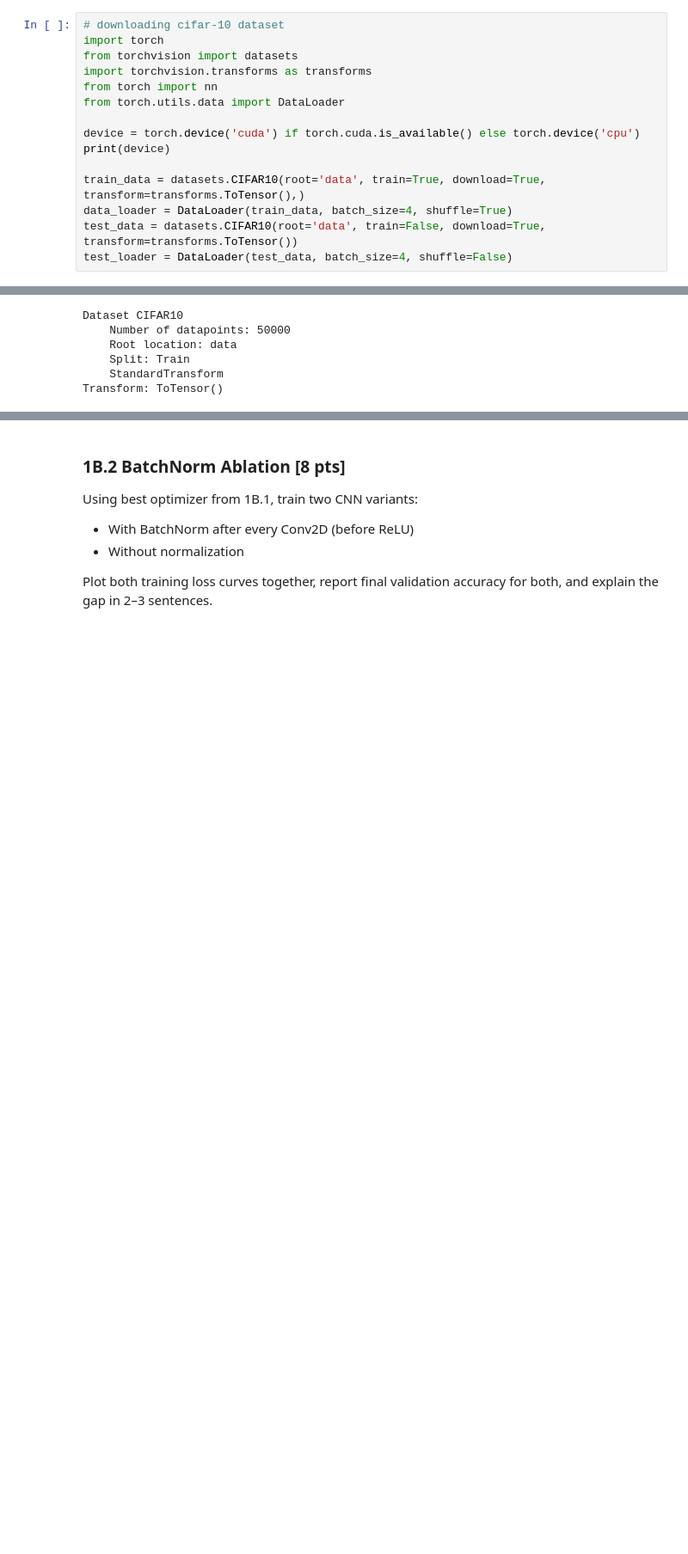
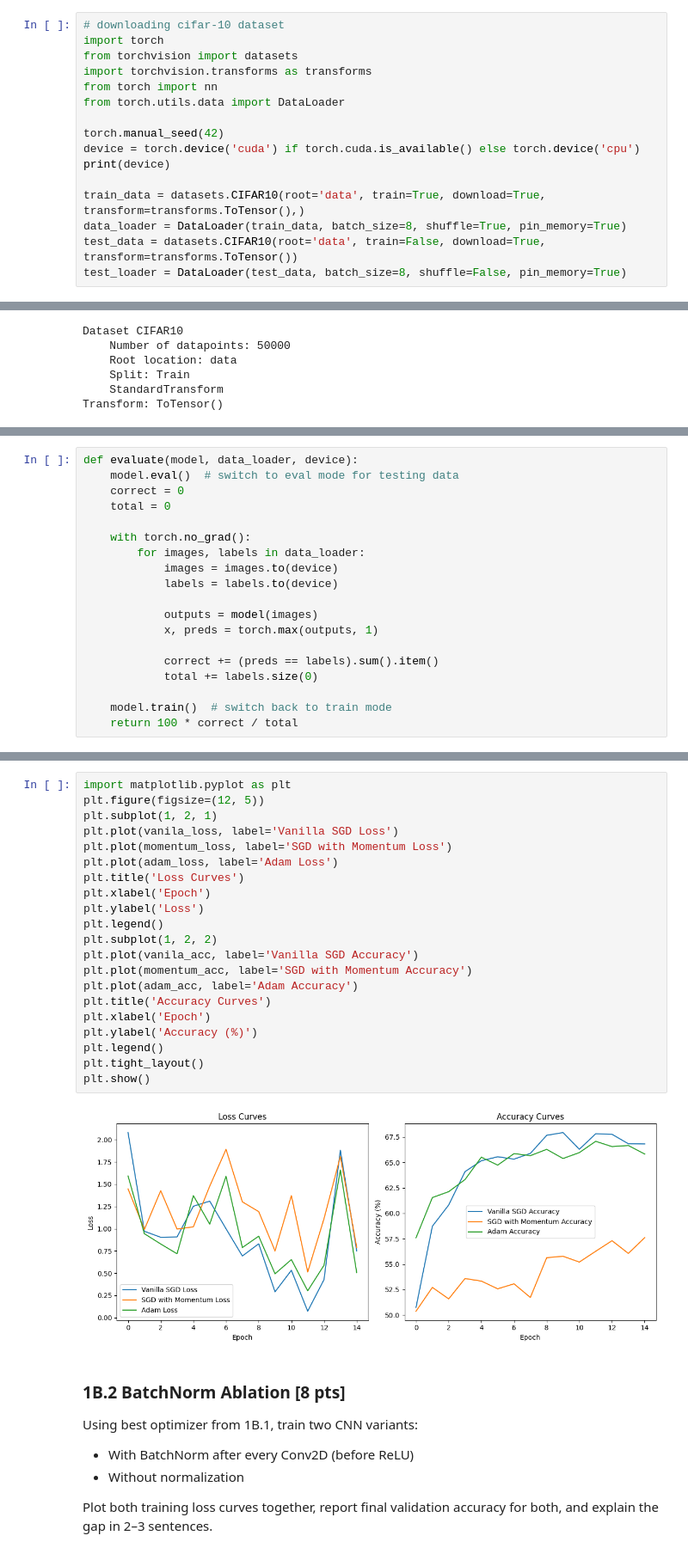
Before and after one commit to vanshnawander/SMAI-notes-and-materials, a Jupyter notebook: assignment-2/Q1.ipynb, the cells around one changed output, grey strips where cells are left out. Shown at 86% size. Saved outputs shown, nothing was run; the diff lists cells and outputs as text; blank space fills up the shorter version.

```diff
--- a/assignment-2/Q1.ipynb
+++ b/assignment-2/Q1.ipynb
@@ -109,13 +109,14 @@ import torchvision.transforms as transforms
 from torch import nn
 from torch.utils.data import DataLoader
 
+torch.manual_seed(42)
 device = torch.device('cuda') if torch.cuda.is_available() else torch.device('cpu')
 print(device)
 
 train_data = datasets.CIFAR10(root='data', train=True, download=True, transform=transforms.ToTensor(),)
-data_loader = DataLoader(train_data, batch_size=4, shuffle=True)
+data_loader = DataLoader(train_data, batch_size=8, shuffle=True, pin_memory=True)
 test_data = datasets.CIFAR10(root='data', train=False, download=True, transform=transforms.ToTensor())
-test_loader = DataLoader(test_data, batch_size=4, shuffle=False)
+test_loader = DataLoader(test_data, batch_size=8, shuffle=False, pin_memory=True)
 # %% [output]
 cuda
 # %%
@@ -169,3 +186,22 @@ ShallowCNN(
 )
+# %%
+def evaluate(model, data_loader, device):
+    model.eval()  # switch to eval mode for testing data
+    correct = 0
+    total = 0
+
+    with torch.no_grad():
+        for images, labels in data_loader:
+            images = images.to(device)
+            labels = labels.to(device)
+
+            outputs = model(images)
+            x, preds = torch.max(outputs, 1)
+
+            correct += (preds == labels).sum().item()
+            total += labels.size(0)
+
+    model.train()  # switch back to train mode
+    return 100 * correct / total
 # %%
 loss_fn = nn.CrossEntropyLoss()
@@ -202,3 +281,26 @@ Epoch [15/15], Loss: 0.7233
+# %%
+import matplotlib.pyplot as plt
+plt.figure(figsize=(12, 5))
+plt.subplot(1, 2, 1)
+plt.plot(vanila_loss, label='Vanilla SGD Loss')
+plt.plot(momentum_loss, label='SGD with Momentum Loss')
+plt.plot(adam_loss, label='Adam Loss')
+plt.title('Loss Curves')
+plt.xlabel('Epoch')
+plt.ylabel('Loss')
+plt.legend()
+plt.subplot(1, 2, 2)
+plt.plot(vanila_acc, label='Vanilla SGD Accuracy')
+plt.plot(momentum_acc, label='SGD with Momentum Accuracy')
+plt.plot(adam_acc, label='Adam Accuracy')
+plt.title('Accuracy Curves')
+plt.xlabel('Epoch')
+plt.ylabel('Accuracy (%)')
+plt.legend()
+plt.tight_layout()
+plt.show()
+# %% [output]
+[figure, added]
 # %% [markdown]
 ### 1B.2 BatchNorm Ablation [8 pts]
 Using best optimizer from 1B.1, train two CNN variants:
```
Also changed, not shown: parts of 7 cells of this notebook, 1 other file.
